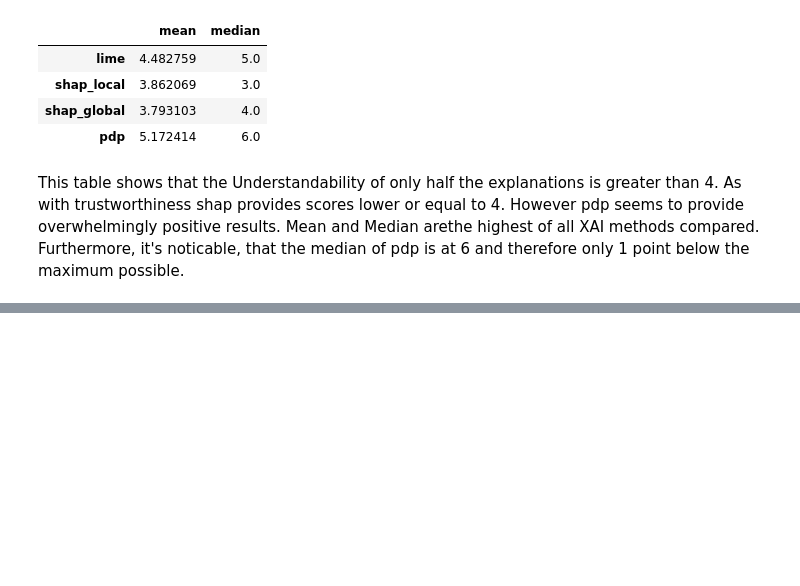
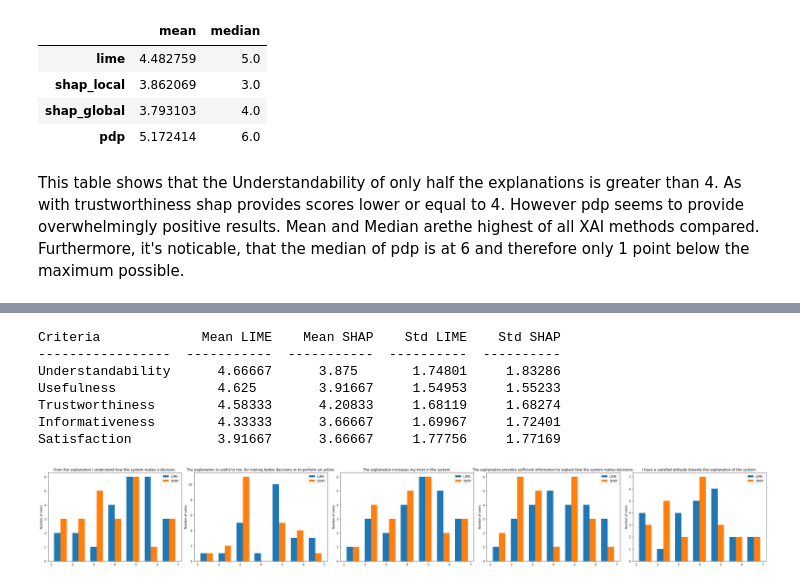
Before and after one commit to unofficial-Jona/Unimaas_researchproject_XAI, a Jupyter notebook: Data analysis.ipynb, the cells around one changed output, grey strips where cells are left out. Saved outputs shown, nothing was run; the diff lists cells and outputs as text; code cells hidden in the pictures; blank space fills up the shorter version.

```diff
--- a/Data analysis.ipynb
+++ b/Data analysis.ipynb
@@ -357,0 +367,68 @@ Furthermore, it's noticable, that the median of pdp is at 6 and therefore only 1
+# %%
+#Defining AI novices and AI expert instances
+
+ai_novice = df[df['question 4'] == '0']
+ai_novice = ai_novice.append(df[df['question 4'] == '1'])
+
+ai_expert = df.drop(index=ai_novice.index)
+
+#Question 5 analysis
+
+from scipy.stats import norm
+from tabulate import tabulate
+
+def get_histo_grid(safe_fig=False):
+
+    fig, axs = plt.subplots(1,5)
+    fig.set_size_inches(35, 5)
+    # fig.subplots_adjust(hspace=1.0, wspace=1.0)
+    table = []
+    mu1=[]
+    mu2=[]
+    std1=[]
+    std2=[]
+
+
+    for i in range(6,11):
+        data = [ai_novice[f'question {i}'], ai_novice[f'question {i+5}']]
+        row = 1
+        col = (i-6)%5
+
+        axs[col].hist(data, bins=7, histtype='bar',  label=['LIME','SHAP'],rwidth=0.7)
+        axs[col].set_title(original_column_names[i-1])
+        axs[col].legend()
+        axs[col].set_ylabel('Number of votes')
+
+        data1 = ai_novice[f'question {i}']
+        data2 = ai_novice[f'question {i+5}']
+
+        mu, std = norm.fit(data1)
+        mu3, std3 = norm.fit(data2)
+
+        mu1.append(mu)
+        mu2.append(mu3)
+        std1.append(std)
+        std2.append(std3)
+
+        criteria = ['Understandability','Usefulness','Trustworthiness','Informativeness','Satisfaction']
+        column = criteria[i-6], mu1[i-6],mu2[i-6],std1[i-6],std2[i-6]
+        table.append(column)
+
+
+
+    print(tabulate((table), headers=['Criteria', 'Mean LIME', 'Mean SHAP', 'Std LIME' ,'Std SHAP']))
+    print('')
+    plt.tight_layout()
+    if safe_fig:
+        plt.savefig('histo_grid')
+
+get_histo_grid(safe_fig=True)
+# %% [output]
+Criteria             Mean LIME    Mean SHAP    Std LIME    Std SHAP
+-----------------  -----------  -----------  ----------  ----------
+Understandability      4.66667      3.875       1.74801     1.83286
+Usefulness             4.625        3.91667     1.54953     1.55233
+Trustworthiness        4.58333      4.20833     1.68119     1.68274
+Informativeness        4.33333      3.66667     1.69967     1.72401
+Satisfaction           3.91667      3.66667     1.77756     1.77169
+[figure, added]
```
Also changed, not shown: parts of 7 cells of this notebook.
